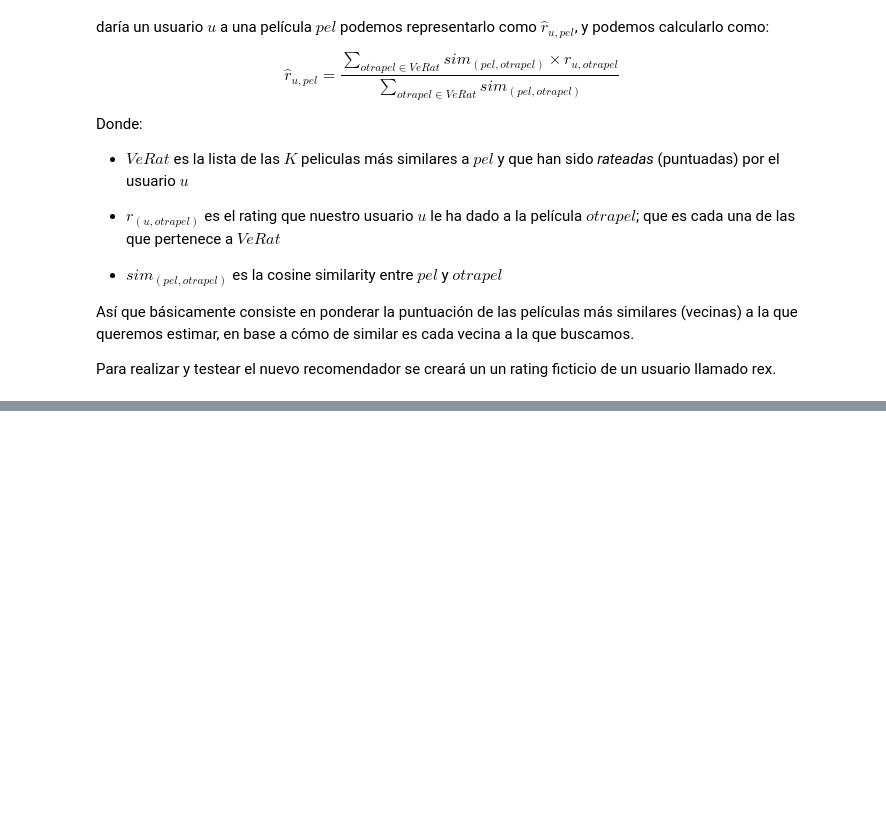
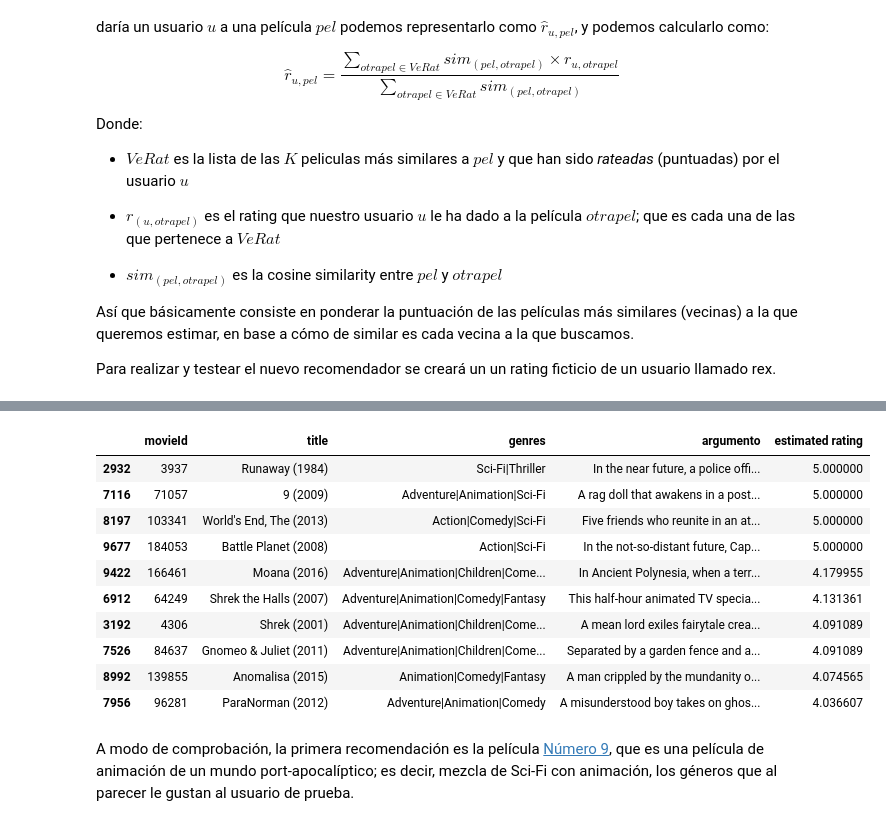
Before and after one commit to Ronaldo-AP/RecSys, a Jupyter notebook: recsys.ipynb, the cells around one changed output, grey strips where cells are left out. Saved outputs shown, nothing was run; the diff lists cells and outputs as text; code cells hidden in the pictures; blank space fills up the shorter version.

```diff
--- a/recsys.ipynb
+++ b/recsys.ipynb
@@ -325,0 +386,21 @@ view_rex
+# %%
+def recp_us(ratings_us, n=10):
+    """
+    Sistema de recomendación personalizado basado
+    en contenido.
+    """
+
+    # Se quitan las que ya ha visto
+    no_view_movies = ( movies[ ~movies['movieId'].isin(ratings_us['movieId']) ].copy() )
+
+    # Estimación del rating dado por el usuario al resto de películas:
+    no_view_movies["estimated rating"] = (no_view_movies["movieId"]
+                                          .apply(lambda x: estimate_rating(ratings_us, x)))
+
+    # Ordenar las películas de mayor a menor rating estimado:
+    list_order_to_user = (no_view_movies
+                          .dropna(subset=["estimated rating"])
+                          .sort_values(by="estimated rating", ascending=False)
+                          [:n])
+
+    return list_order_to_user
@@ -325,0 +416,18 @@ view_rex
+# %%
+recp_us(rex, n=10)
+# %% [output]
+|  | movieId | title | genres | argumento | estimated rating |
+| 2932 | 3937 | Runaway (1984) | Sci-Fi|Thriller | In the near future, a police offi... | 5.000000 |
+| 7116 | 71057 | 9 (2009) | Adventure|Animation|Sci-Fi | A rag doll that awakens in a post... | 5.000000 |
+| 8197 | 103341 | World's End, The (2013) | Action|Comedy|Sci-Fi | Five friends who reunite in an at... | 5.000000 |
+| 9677 | 184053 | Battle Planet (2008) | Action|Sci-Fi | In the not-so-distant future, Cap... | 5.000000 |
+| 9422 | 166461 | Moana (2016) | Adventure|Animation|Children|Come... | In Ancient Polynesia, when a terr... | 4.179955 |
+| 6912 | 64249 | Shrek the Halls (2007) | Adventure|Animation|Comedy|Fantasy | This half-hour animated TV specia... | 4.131361 |
+| 3192 | 4306 | Shrek (2001) | Adventure|Animation|Children|Come... | A mean lord exiles fairytale crea... | 4.091089 |
+| 7526 | 84637 | Gnomeo & Juliet (2011) | Adventure|Animation|Children|Come... | Separated by a garden fence and a... | 4.091089 |
+| 8992 | 139855 | Anomalisa (2015) | Animation|Comedy|Fantasy | A man crippled by the mundanity o... | 4.074565 |
+| 7956 | 96281 | ParaNorman (2012) | Adventure|Animation|Comedy | A misunderstood boy takes on ghos... | 4.036607 |
+# %% [markdown]
+A modo de comprobación, la primera recomendación es la película [Número 9][peli], que es una película de animación de un mundo port-apocalíptico; es decir, mezcla de Sci-Fi con animación, los géneros que al parecer le gustan al usuario de prueba.
+
+[peli]: https://www.imdb.com/title/tt0472033/
```
Also changed, not shown: parts of 9 cells of this notebook.
